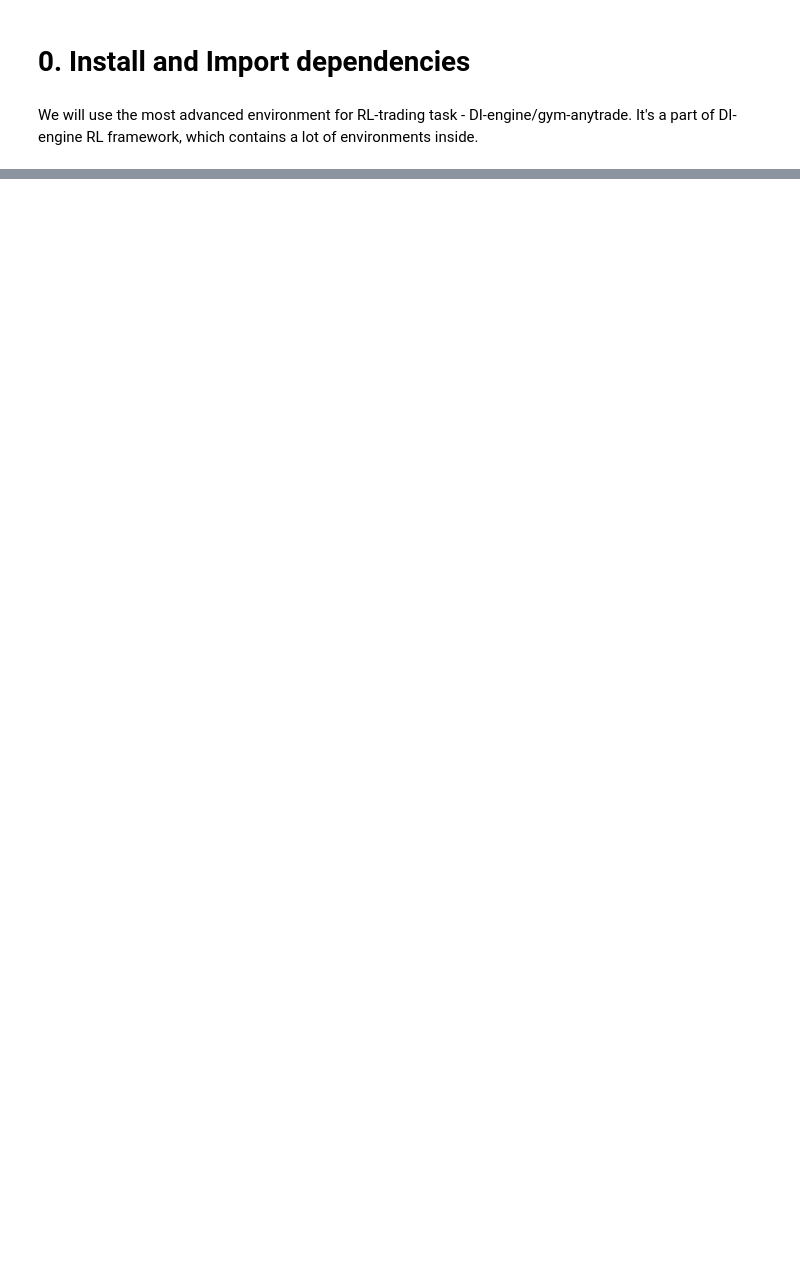
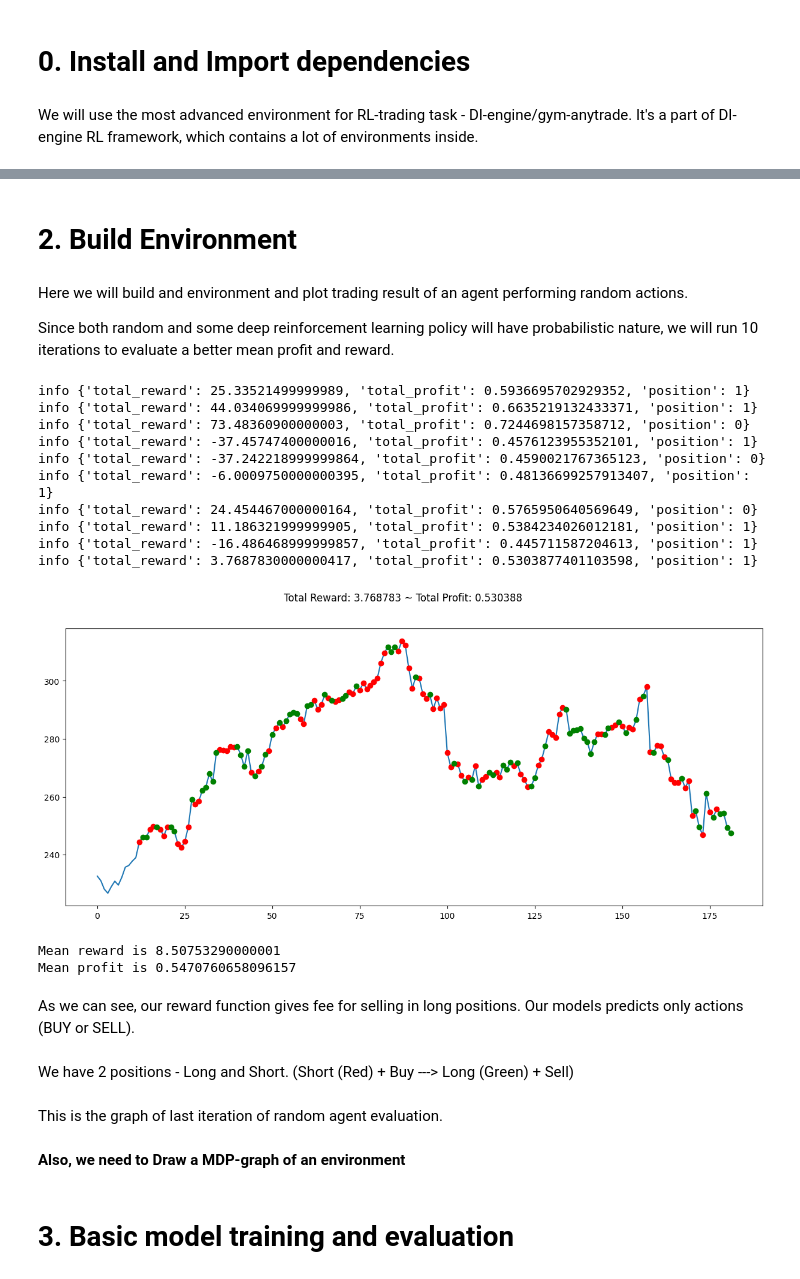
Before and after one commit to Reinforcement-Learning-F22/RL-trading-agent, a Jupyter notebook: RL_project_Akhmetzhanov_Jerome.ipynb, the cells around one changed output, grey strips where cells are left out. Drawn from its saved outputs; the diff is of its cells as text; code cells hidden in the pictures; blank space fills up the shorter version.

Commit message:
Basis for the research is done

```diff
--- a/RL_project_Akhmetzhanov_Jerome.ipynb
+++ b/RL_project_Akhmetzhanov_Jerome.ipynb
@@ -143,0 +69,3 @@ AttributeError: module 'gym.logger' has no attribute 'MIN_LEVEL'
+# %%
+df.sort_values('Date', ascending=True, inplace=True)
+df.head()
@@ -143,0 +79,3 @@ AttributeError: module 'gym.logger' has no attribute 'MIN_LEVEL'
+# %%
+df.set_index('Date', inplace=True)
+df.head()
@@ -143,0 +90,60 @@ AttributeError: module 'gym.logger' has no attribute 'MIN_LEVEL'
+# %%
+env = gym.make('stocks-v0', df=df, frame_bound=(80,250), window_size=12)
+# %% [markdown]
+# 2. Build Environment
+# %% [markdown]
+Here we will build and environment and plot trading result of an agent performing random actions.
+
+Since both random and some deep reinforcement learning policy will have probabilistic nature, we will run 10 iterations to evaluate a better mean profit and reward.
+# %%
+def evaluate_random(env):
+    reward_list = []
+    profit_list = []
+
+    for i in range(10):
+        state = env.reset()
+        while True:
+            action = env.action_space.sample()
+            n_state, reward, done, info = env.step(action)
+            if done:
+                print("info", info)
+                reward_list.append(env._total_reward)
+                profit_list.append(env._total_profit)
+                break
+
+    plt.figure(figsize=(15,6))
+    plt.cla()
+    env.render_all()
+    plt.show()
+
+    random_mean_reward=np.array(reward_list).mean()
+    print(f'Mean reward is {random_mean_reward}')
+
+    random_mean_profit=np.array(profit_list).mean()
+    print(f'Mean profit is {random_mean_profit}')
+# %%
+evaluate_random(env)
+# %% [output]
+info {'total_reward': 25.33521499999989, 'total_profit': 0.5936695702929352, 'position': 1}
+info {'total_reward': 44.034069999999986, 'total_profit': 0.6635219132433371, 'position': 1}
+info {'total_reward': 73.48360900000003, 'total_profit': 0.7244698157358712, 'position': 0}
+info {'total_reward': -37.45747400000016, 'total_profit': 0.4576123955352101, 'position': 1}
+info {'total_reward': -37.242218999999864, 'total_profit': 0.4590021767365123, 'position': 0}
+info {'total_reward': -6.0009750000000395, 'total_profit': 0.48136699257913407, 'position': 1}
+info {'total_reward': 24.454467000000164, 'total_profit': 0.5765950640569649, 'position': 0}
+info {'total_reward': 11.186321999999905, 'total_profit': 0.5384234026012181, 'position': 1}
+info {'total_reward': -16.486468999999857, 'total_profit': 0.445711587204613, 'position': 1}
+info {'total_reward': 3.7687830000000417, 'total_profit': 0.5303877401103598, 'position': 1}
+[figure, added]
+Mean reward is 8.50753290000001
+Mean profit is 0.5470760658096157
+# %% [markdown]
+As we can see, our reward function gives fee for selling in long positions. Our models predicts only actions (BUY or SELL).
+# %% [markdown]
+We have 2 positions - Long and Short. (Short (Red) + Buy ---> Long (Green) + Sell)
+# %% [markdown]
+This is the graph of last iteration of random agent evaluation.
+# %% [markdown]
+**Also, we need to Draw a MDP-graph of an environment**
+# %% [markdown]
+# 3. Basic model training and evaluation
```
Also changed, not shown: parts of 66 cells of this notebook, 3 other files.
